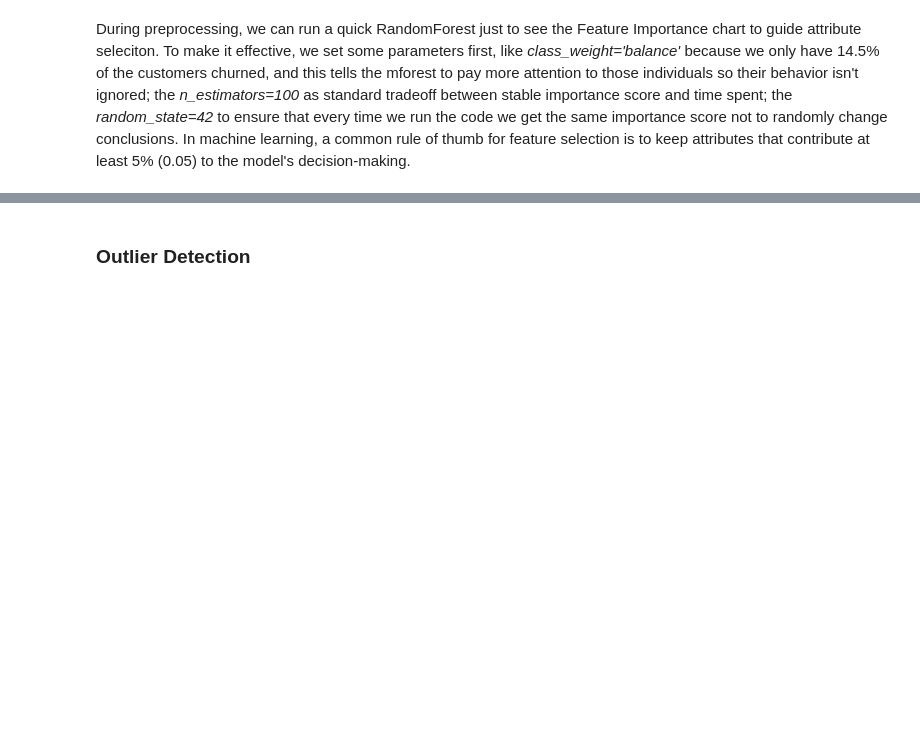
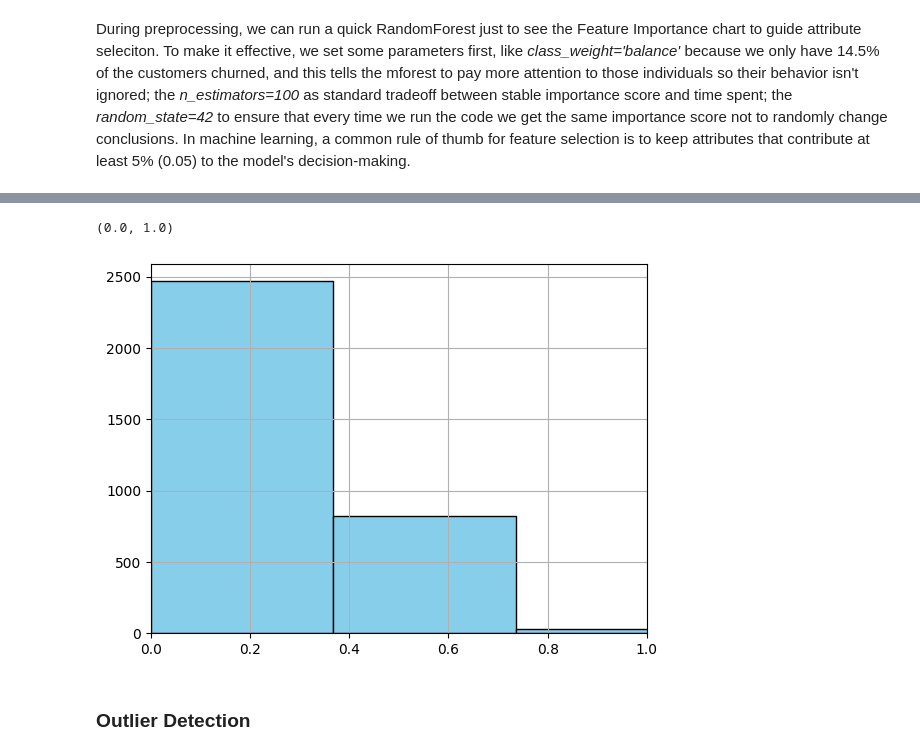
Before and after one commit to Francesca9933/ml-customer-churn-prediction, a Jupyter notebook: customer_churn_prediction.ipynb, the cells around one changed output, grey strips where cells are left out. Saved outputs shown, nothing was run; the diff lists cells and outputs as text; code cells hidden in the pictures; blank space fills up the shorter version.

```diff
--- a/customer_churn_prediction.ipynb
+++ b/customer_churn_prediction.ipynb
@@ -266,3 +274,10 @@ plt.tight_layout()
+# %%
+# OR: Force the view to only show 0 to $1
+df['PricePerMinute'].hist(bins=50, color='skyblue', edgecolor='black')
+plt.xlim(0, 1)
+# %% [output]
+(0.0, 1.0)
+[figure, added]
 # %% [markdown]
 ### Outlier Detection
 # %%
```
Also changed, not shown: parts of 5 cells of this notebook, 3 other files.
